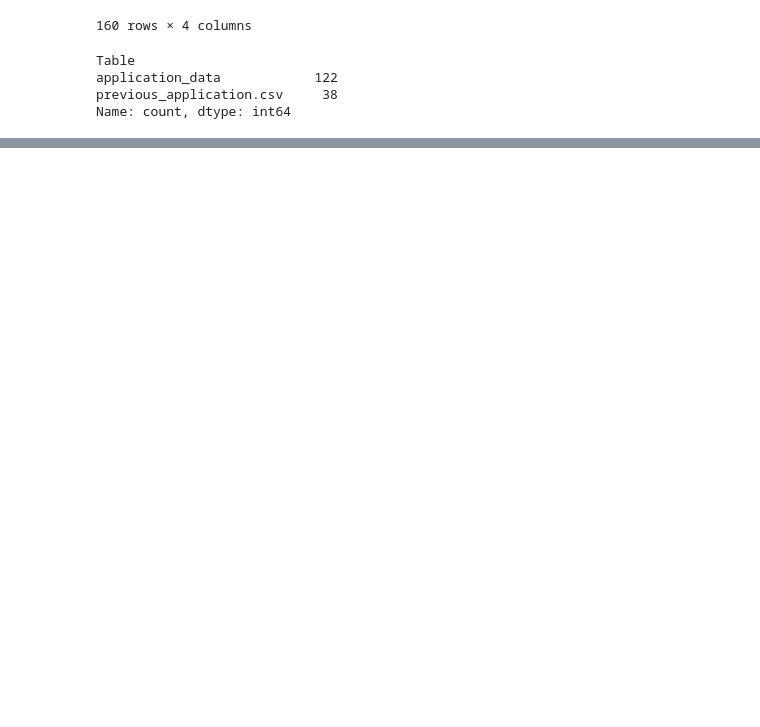
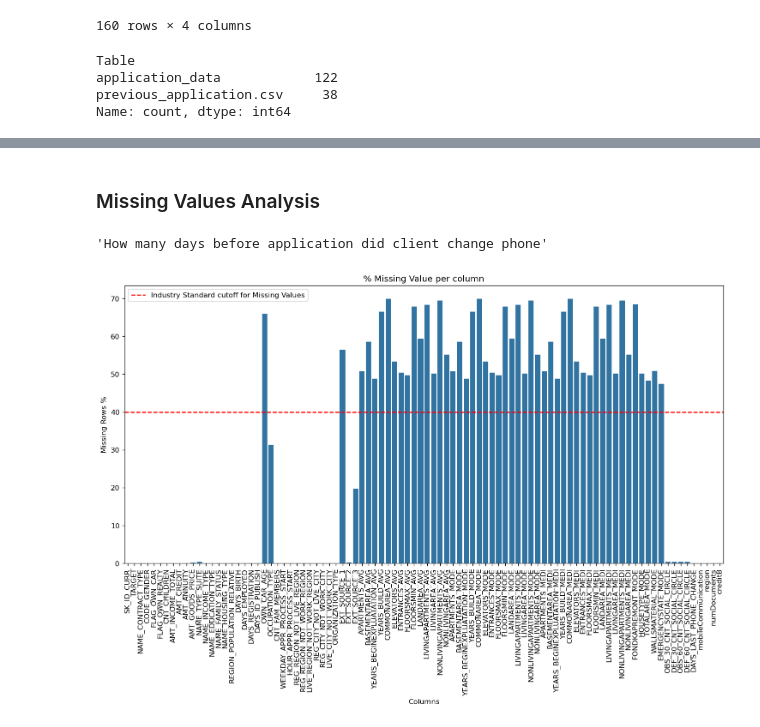
Before and after one commit to aver81/Loan-Defaulter-Classification, a Jupyter notebook: notebooks/LoanDefaulterEDA.ipynb, the cells around one changed output, grey strips where cells are left out. Drawn from its saved outputs; the diff is of its cells as text; code cells hidden in the pictures; blank space fills up the shorter version.

```diff
--- a/notebooks/LoanDefaulterEDA.ipynb
+++ b/notebooks/LoanDefaulterEDA.ipynb
@@ -161,0 +285,4 @@ AMT_REQ_CREDIT_BUREAU_YEAR : Number of enquiries to Credit Bureau about the clie
+# %%
+# Most of the people have submitted all documents
+for col in docCols:
+    print(appData[col].value_counts(normalize=True,dropna=False))
@@ -161,0 +307,6 @@ AMT_REQ_CREDIT_BUREAU_YEAR : Number of enquiries to Credit Bureau about the clie
+# %%
+%%time
+print(appData.shape)
+appData['numDocuments'] = appData[docCols].mean(axis=1)
+appData.drop(columns = docCols, inplace=True)
+print(appData.shape)
@@ -161,0 +322,3 @@ AMT_REQ_CREDIT_BUREAU_YEAR : Number of enquiries to Credit Bureau about the clie
+# %%
+amtCols = [col for col in appData.columns if 'AMT_REQ_CREDIT_BUREAU' in col]
+len(amtCols)
@@ -161,0 +360,6 @@ AMT_REQ_CREDIT_BUREAU_YEAR : Number of enquiries to Credit Bureau about the clie
+# %%
+%%time
+print(appData.shape)
+appData['creditB'] = appData[amtCols].sum(axis=1)
+appData.drop(columns = amtCols, inplace=True)
+print(appData.shape)
@@ -161,0 +371,18 @@ AMT_REQ_CREDIT_BUREAU_YEAR : Number of enquiries to Credit Bureau about the clie
+# %% [markdown]
+### Missing Values Analysis
+# %%
+defiFnx('DAYS_LAST_PHONE_CHANGE')
+# %% [output]
+'How many days before application did client change phone'
+# %%
+plt.figure(figsize=(15,7),dpi=120)
+sns.barplot(data=appData.isna().mean()*100)
+plt.axhline(y=40,color='red',linestyle = '--',label='Industry Standard cutoff for Missing Values')
+plt.legend()
+plt.xticks(rotation=90)
+plt.title('% Missing Value per column')
+plt.xlabel('Columns')
+plt.ylabel('Missing Rows %')
+plt.show()
+# %% [output]
+[figure, added]
```
Also changed, not shown: parts of 29 cells of this notebook.
